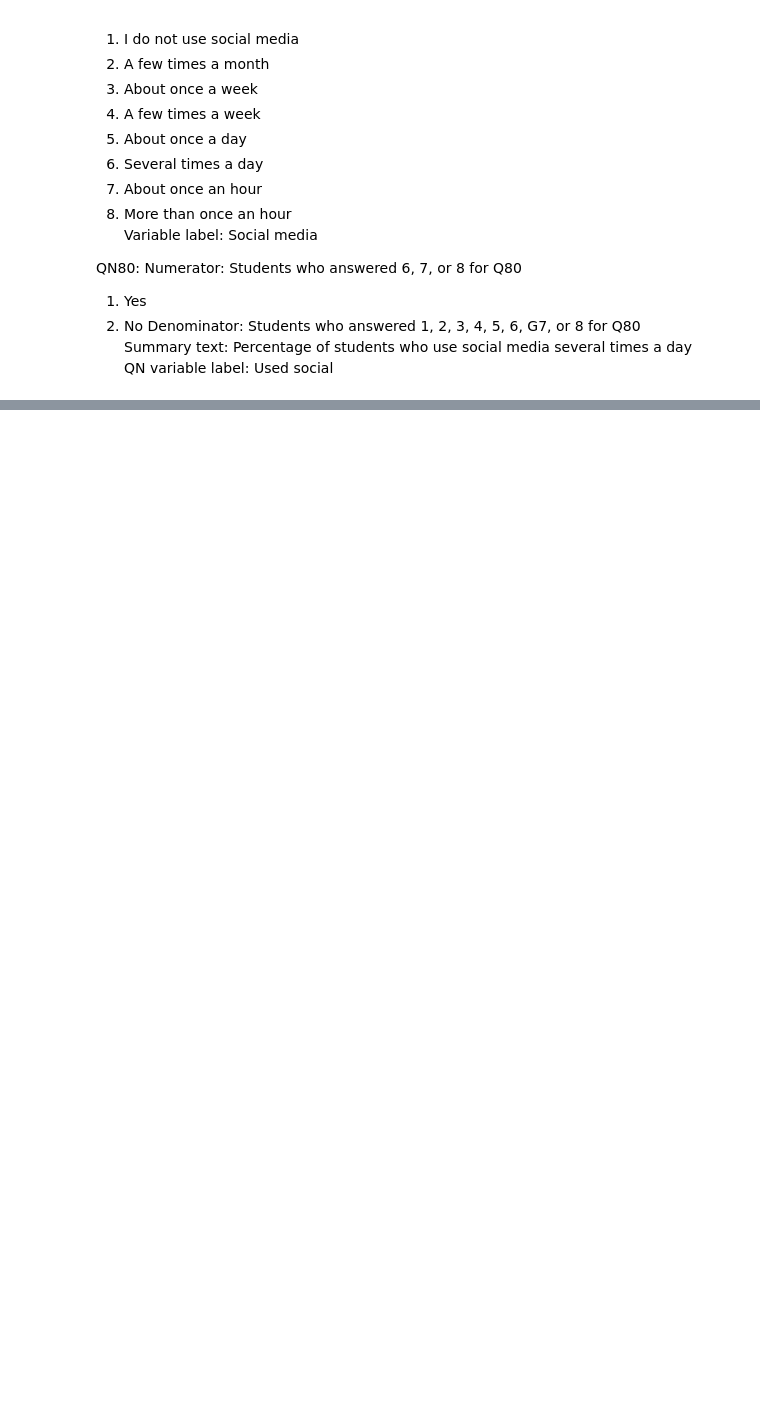
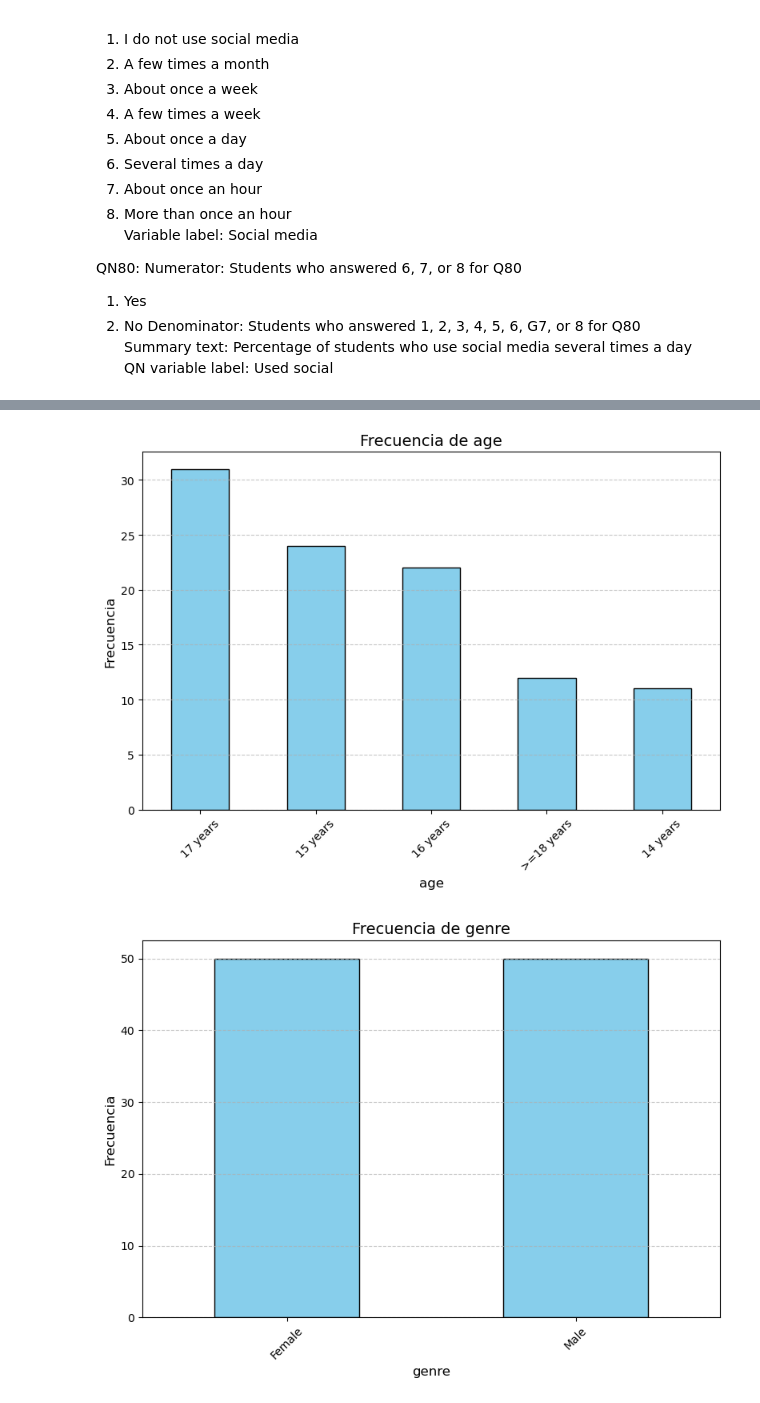
Before and after one commit to fapm4/PRVD-1, a Jupyter notebook: datos.ipynb, the cells around one changed output, grey strips where cells are left out. Saved outputs shown, nothing was run; the diff lists cells and outputs as text; code cells hidden in the pictures; blank space fills up the shorter version.

Commit message:
Añadido gráficos de frecuencia

```diff
--- a/datos.ipynb
+++ b/datos.ipynb
@@ -143,0 +195,21 @@ df_YRBS
+# %%
+import matplotlib.pyplot as plt
+
+# Lista de columnas categóricas
+columnas_categoricas = ['edad', 'género', 'acoso por redes sociales', 'uso de redes sociales']
+
+# Mostrar los datos
+# Crear gráficos de barras por cada columna categórica
+for columna in df_YRBS.columns:
+    plt.figure(figsize=(8, 6))
+    df_YRBS[columna].value_counts().plot(kind='bar', color='skyblue', edgecolor='black')
+    plt.title(f'Frecuencia de {columna}', fontsize=14)
+    plt.xlabel(columna, fontsize=12)
+    plt.ylabel('Frecuencia', fontsize=12)
+    plt.xticks(rotation=45, fontsize=10)
+    plt.grid(axis='y', linestyle='--', alpha=0.7)
+    plt.tight_layout()
+    plt.show()
+# %% [output]
+[figure, added]
+[figure, added]
```
Also changed, not shown: parts of 4 cells of this notebook.
